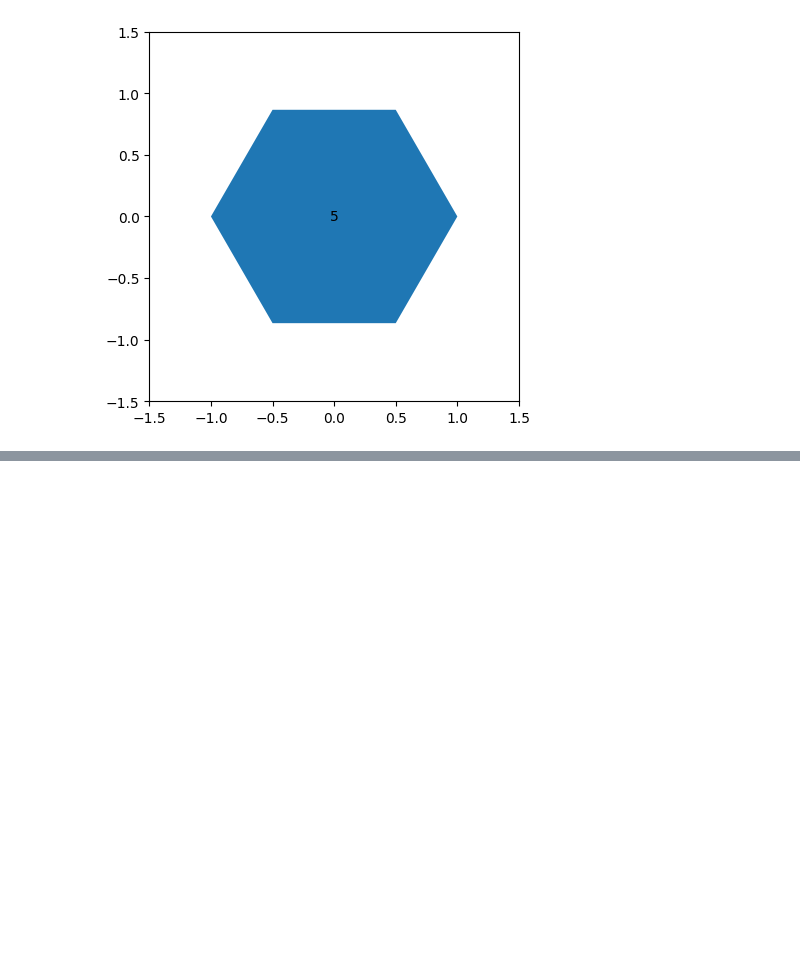
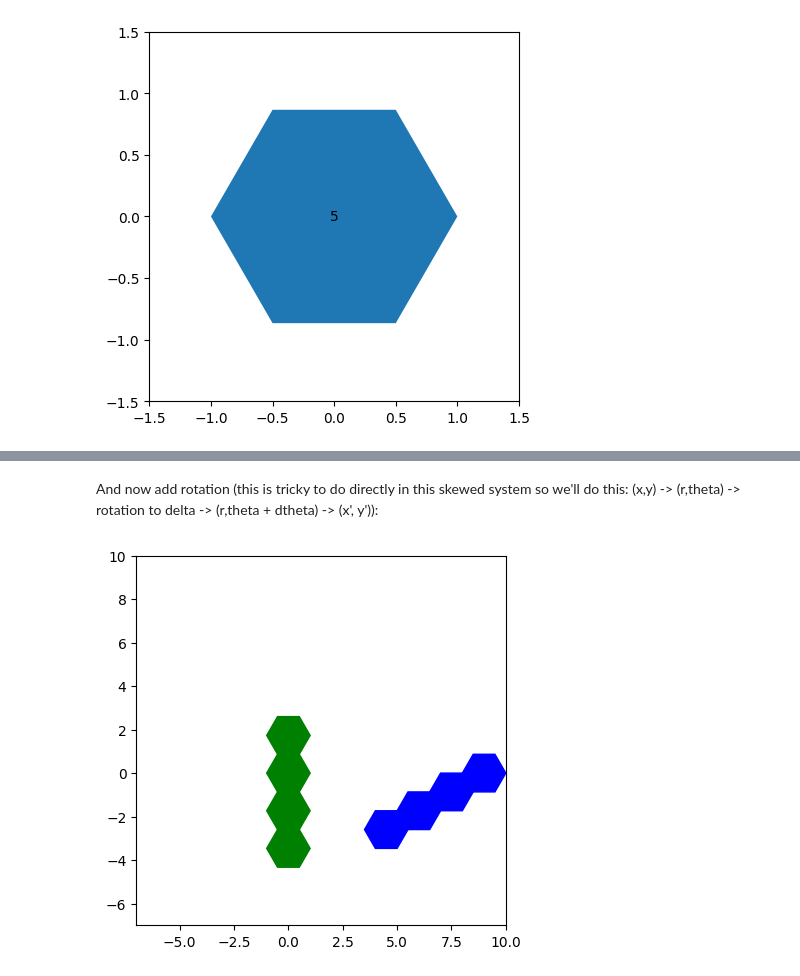
Before and after one commit to nesaboz/hexagon-puzzle, a Jupyter notebook: main.ipynb, the cells around one changed output, grey strips where cells are left out. Cells and saved outputs as stored; diff of their text form; code cells hidden in the pictures; blank space fills up the shorter version.

```diff
--- a/main.ipynb
+++ b/main.ipynb
@@ -125,0 +161,48 @@ ax.set_ylim(-15, 5)
+# %% [markdown]
+And now add rotation (this is tricky to do directly in this skewed system so we'll do this: (x,y) -> (r,theta) -> rotation to delta -> (r,theta + dtheta) -> (x', y')):
+# %%
+def normalize_piece(piece):
+    """translate the piece so that the center of mass is at (0,0)
+    """
+    x_norm = int(np.round(np.mean([x for x,y in piece])))
+    y_norm = int(np.round(np.mean([y for x,y in piece])))
+
+    return [(x - x_norm, y - y_norm) for x, y in piece]
+
+A = np.array([[np.cos(np.radians(30)), np.sin(np.radians(30))], [0, -1]]).T
+
+def convert_skewed_to_cartesian(A, x):
+    # so (1,0) in skewed is (cos(30), sin(30)) in cartesian  (np.sqrt(3)/2, 0.5)
+    # and (0,1) in skewed is (-1, 0) in cartesian (this is cos(270), sin(270))
+    return A @ np.array(x)
+
+def convert_cartesian_to_skewed(A, x):
+    return np.linalg.inv(A) @ np.array(x)
+
+def rotate_in_cartesian(x, alpha):
+    # if we go counter-clockwise
+    R = np.array([[np.cos(np.radians(alpha)), -np.sin(np.radians(alpha))], [np.sin(np.radians(alpha)), np.cos(np.radians(alpha))]])
+    return R @ x
+
+
+def rotate(piece, angle):
+    """rotate the piece by angle degrees (angle can be only 0, 60, 120, 180, 240, 300)
+    we always do the rotation relative to the center of mass of the piece
+    """
+    if angle not in {0, 60, 120, 180, 240, 300}:
+        raise ValueError("angle must be 0, 60, 120, 180, 240 or 300")
+
+    piece1 = normalize_piece(piece)
+
+    temp = []
+    for x in piece1:
+        a = convert_skewed_to_cartesian(A, x)
+        b = rotate_in_cartesian(a, angle)
+        c = convert_cartesian_to_skewed(A, b)
+        temp.append(tuple(np.round(c).astype(int)))
+
+    return temp
+# %%
+draw_pieces([translate(piece, (3,3)), rotate(piece, 60)], ['blue', 'green'])
+# %% [output]
+[figure, added]
```
Also changed, not shown: parts of 11 cells of this notebook, 2 other files.
